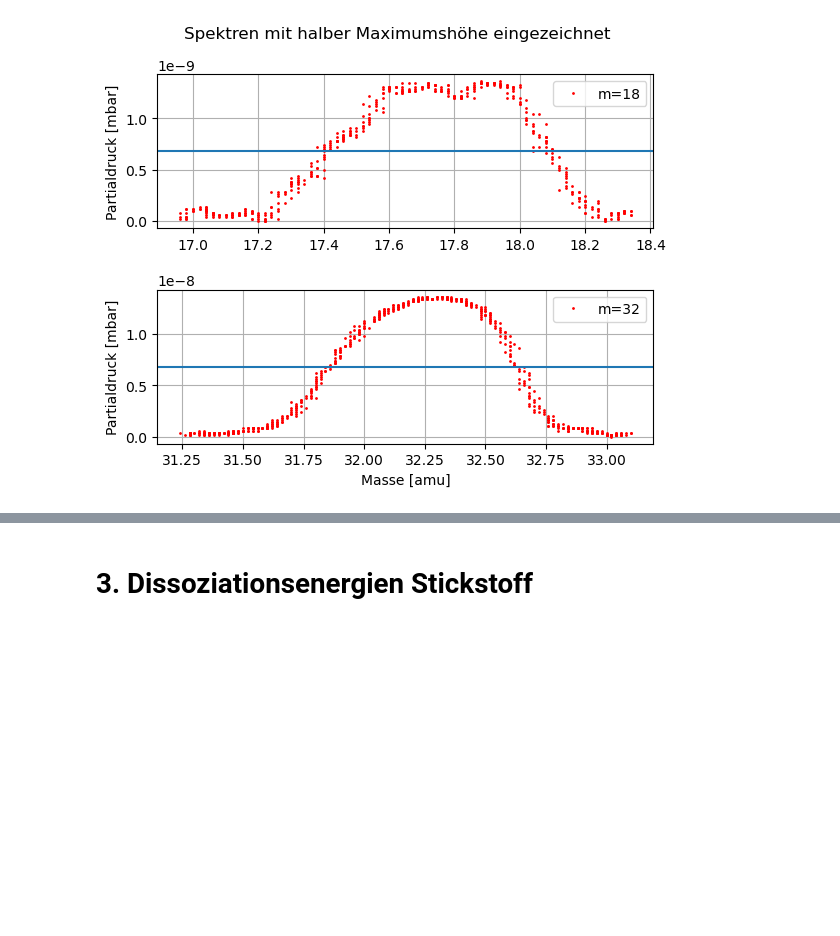
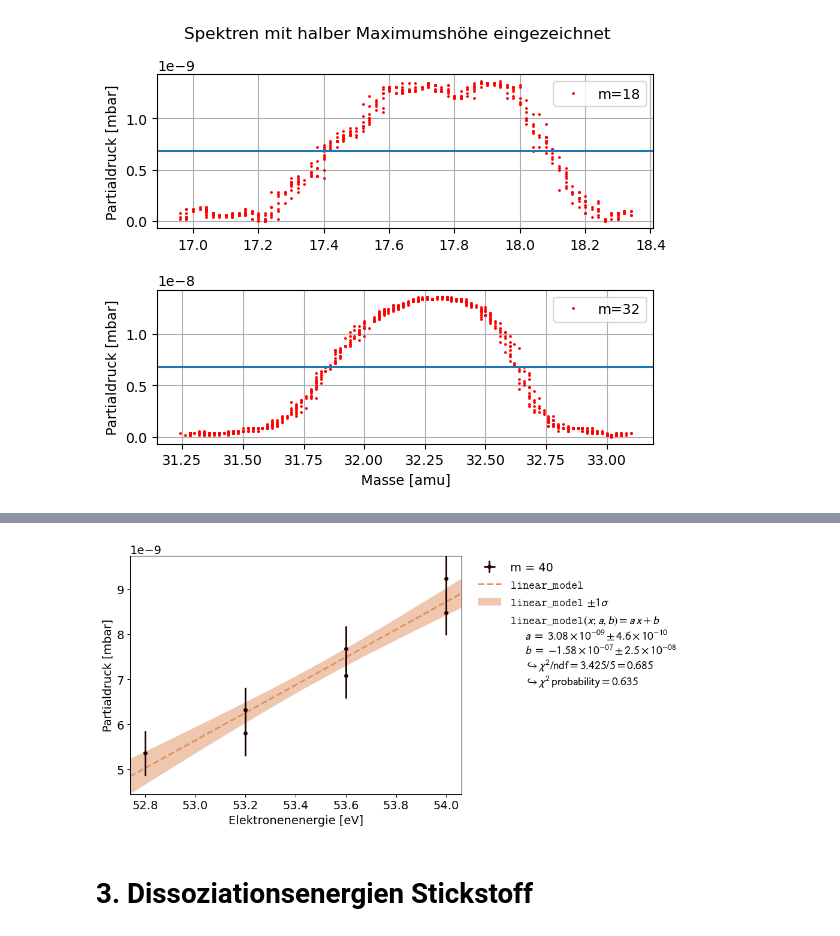
Before and after one commit to MRNock04/P3, a Jupyter notebook: Massenspektrometer/Auswertung.ipynb, the cells around one changed output, grey strips where cells are left out. Cells and saved outputs as stored; diff of their text form; code cells hidden in the pictures; blank space fills up the shorter version.

```diff
--- a/Massenspektrometer/Auswertung.ipynb
+++ b/Massenspektrometer/Auswertung.ipynb
@@ -160,3 +176,29 @@ plt.show()
+# %%
+# bestimmung der Unsicherheiten
+sig_p = 0.5 * 10 ** -9
+sig_U = 0
+
+# definieren eines linearen Modells
+def lin(x,m,b):
+    return x * m + b
+
+# fitten zweier linearer Fits
+dat40 = XYContainer(dat40_U,dat40_p)
+
+dat40.label = 'm = 40'
+dat40.axis_labels = ('Elektronenenergie [eV]','Partialdruck [mbar]')
+dat40.add_error('x', sig_U)
+dat40.add_error('y', sig_p)
+
+fit40 = XYFit(dat40)
+fit40.do_fit()
+
+plot = Plot(fit40)
+plot.plot()
+
+plt.show()
+# %% [output]
+[figure, added]
 # %% [markdown]
 # 3. Dissoziationsenergien Stickstoff
 # %%
```
Also changed, not shown: parts of 6 cells of this notebook.
